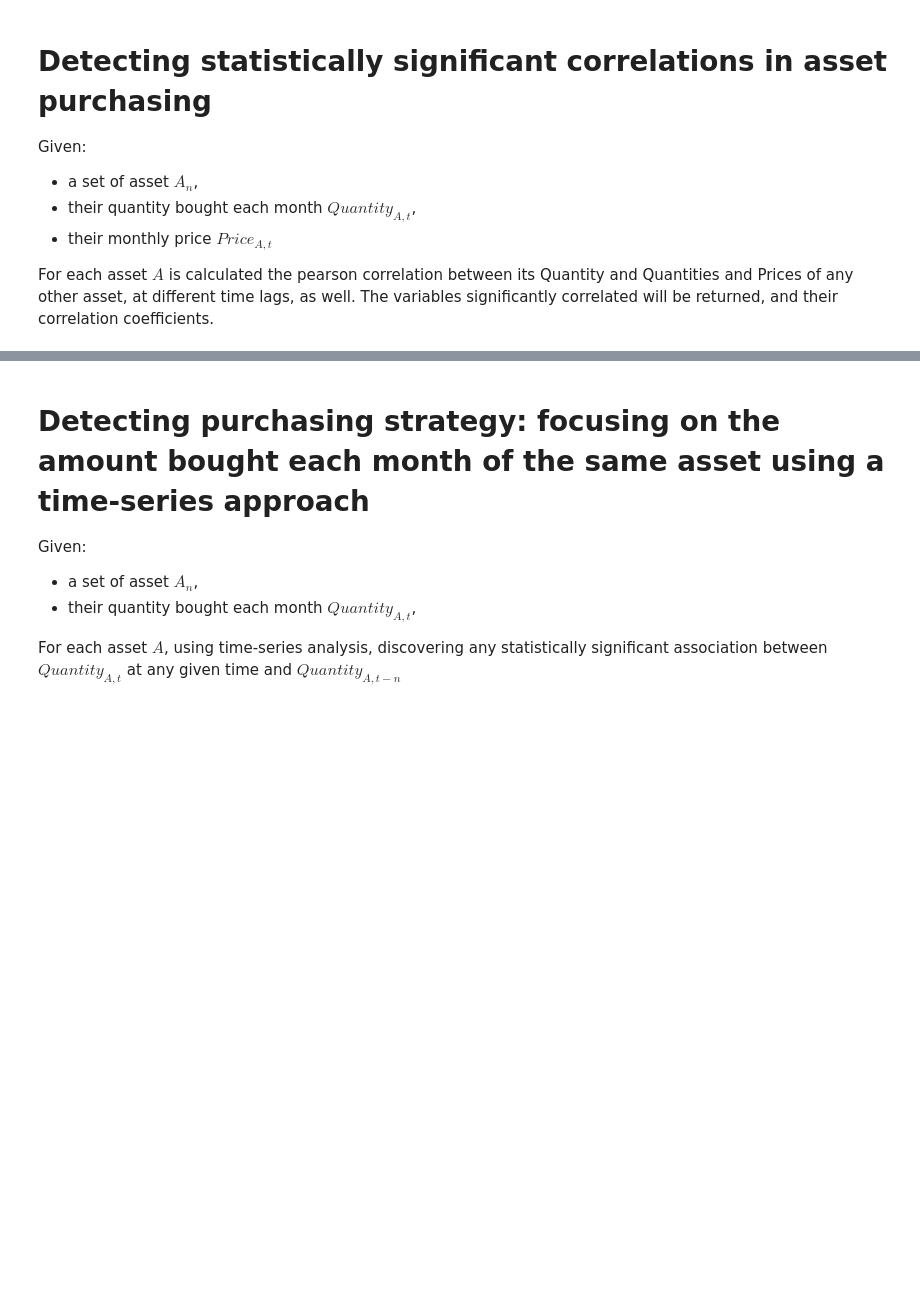
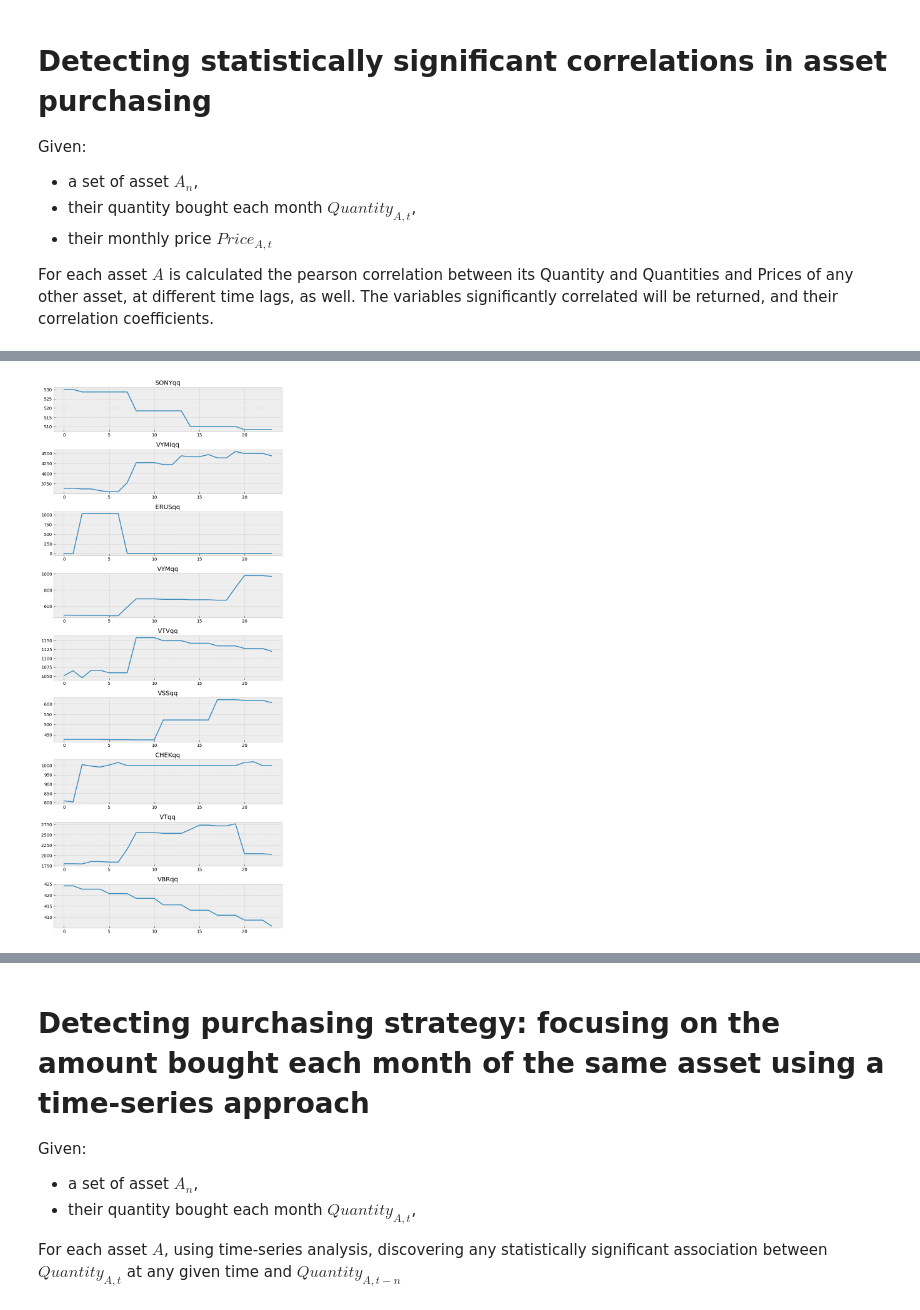
Before and after one commit to vincenzojrs/MrRipStrategyAnalysis, a Jupyter notebook: main.ipynb, the cells around one changed output, grey strips where cells are left out. Cells and saved outputs as stored; diff of their text form; code cells hidden in the pictures; blank space fills up the shorter version.

```diff
--- a/main.ipynb
+++ b/main.ipynb
@@ -310,0 +407,19 @@ correlation.correlations
+# %%
+def subplotting_dataframe(dataframe):
+    """
+        Plotting each column in a dataframe using subplots
+
+        Parameters:
+        dataframe (pd.DataFrame)
+    """
+    num_columns = len(dataframe.columns)
+    fig, axs = plt.subplots(num_columns, 1, figsize=(8, 2 * num_columns))
+
+    # Plot each column in a separate subplot
+    for i, column in enumerate(dataframe.columns):
+        axs[i].plot(dataframe.index, dataframe[column])
+        axs[i].set_title(f'{column}')
+        axs[i].grid(True)
+
+    plt.tight_layout()
+    plt.show()
@@ -310,0 +445,4 @@ correlation.correlations
+# %%
+subplotting_dataframe(quantity)
+# %% [output]
+[figure, added]
```
Also changed, not shown: parts of 31 cells of this notebook.
